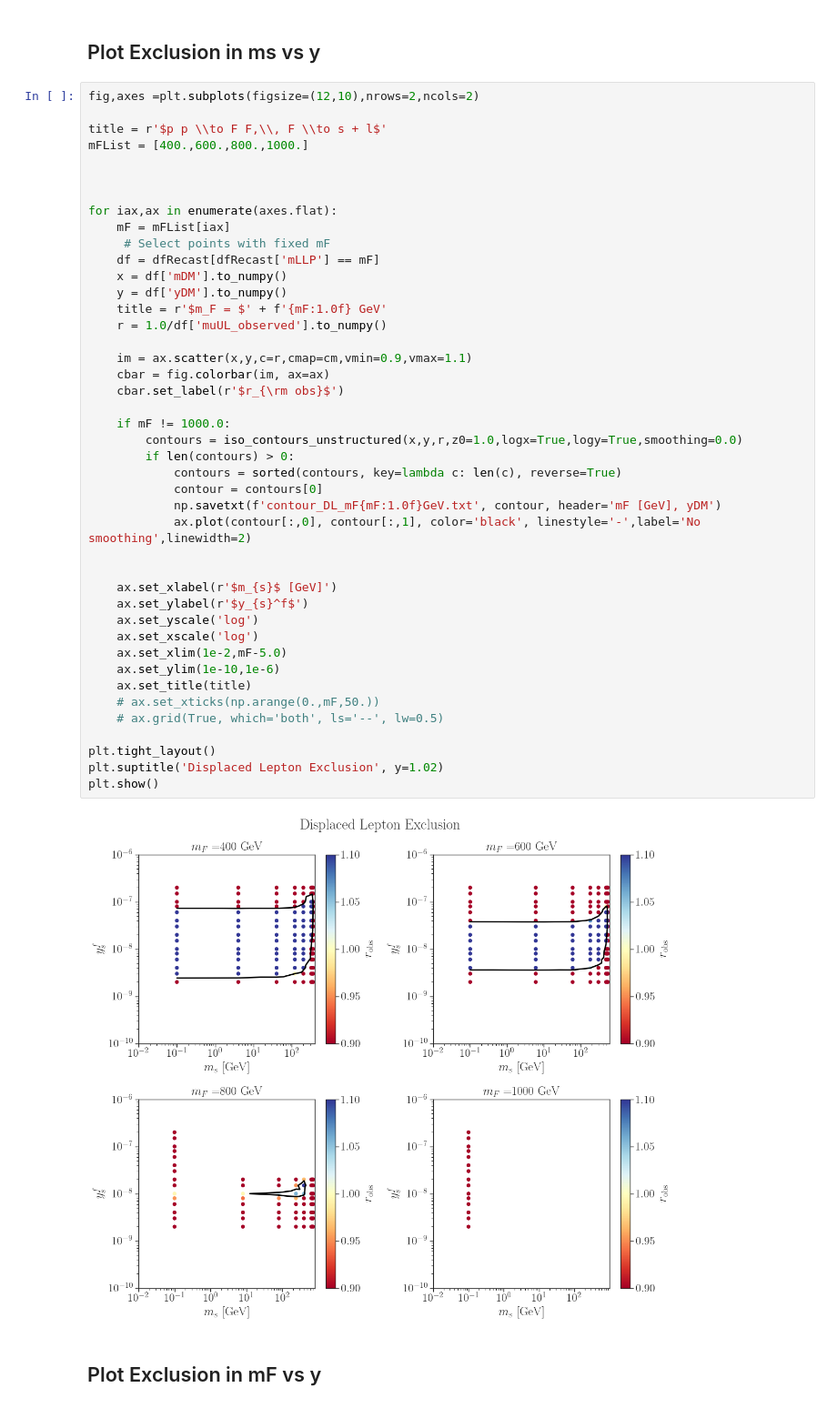
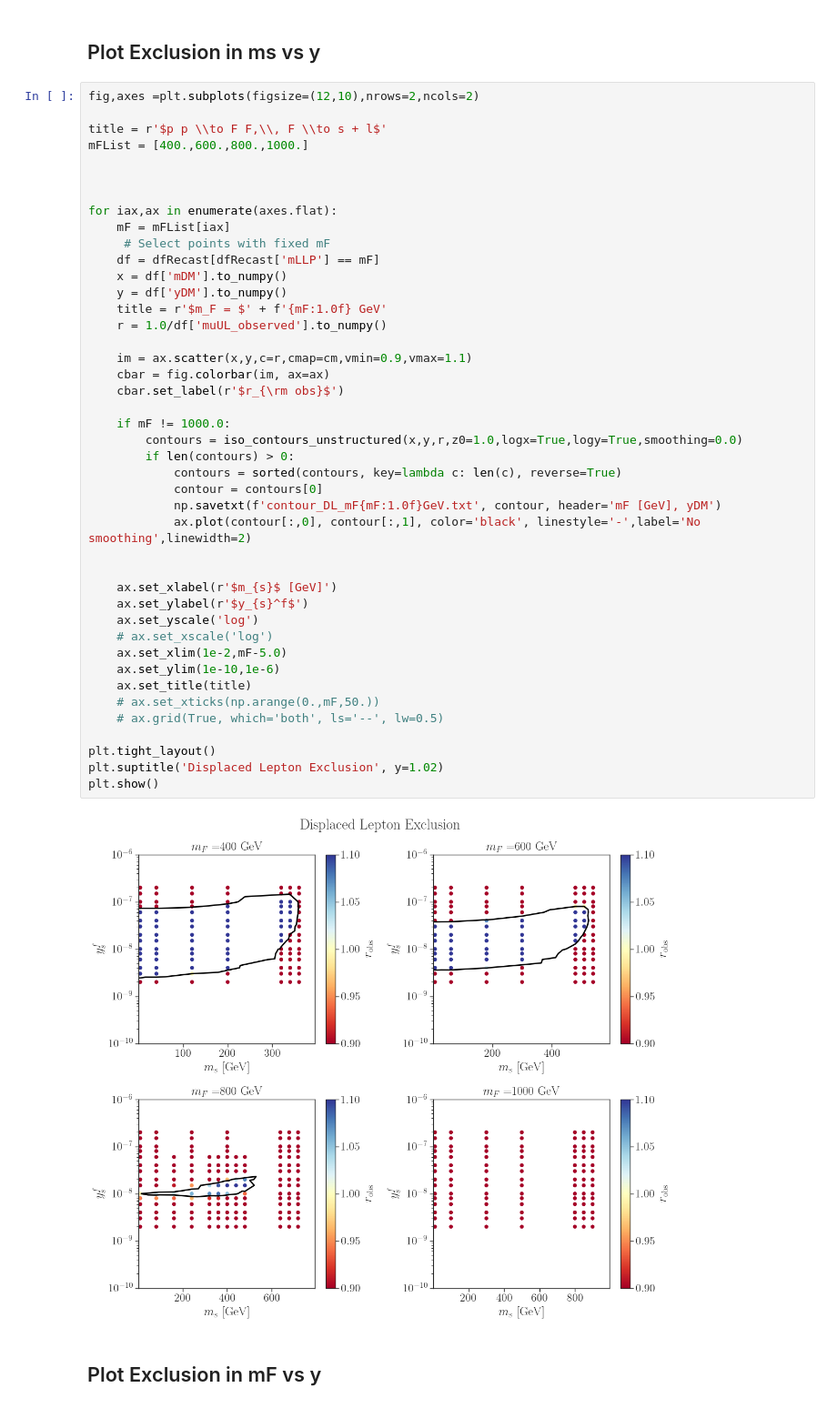
Before and after one commit to andlessa/LowTRHFIMP, a Jupyter notebook: plotting/plotContours_DisplacedLeptons.ipynb, the cells around one changed output. Shown at 91% size. Cells and saved outputs as stored; diff of their text form.

```diff
--- a/plotting/plotContours_DisplacedLeptons.ipynb
+++ b/plotting/plotContours_DisplacedLeptons.ipynb
@@ -52,35 +52,35 @@ for iax,ax in enumerate(axes.flat):
     y = df['yDM'].to_numpy()
     title = r'$m_F = $' + f'{mF:1.0f} GeV'
     r = 1.0/df['muUL_observed'].to_numpy()
 
     im = ax.scatter(x,y,c=r,cmap=cm,vmin=0.9,vmax=1.1)
     cbar = fig.colorbar(im, ax=ax)
     cbar.set_label(r'$r_{\rm obs}$')
 
     if mF != 1000.0:
         contours = iso_contours_unstructured(x,y,r,z0=1.0,logx=True,logy=True,smoothing=0.0)
         if len(contours) > 0:
             contours = sorted(contours, key=lambda c: len(c), reverse=True)
             contour = contours[0]
             np.savetxt(f'contour_DL_mF{mF:1.0f}GeV.txt', contour, header='mF [GeV], yDM')
             ax.plot(contour[:,0], contour[:,1], color='black', linestyle='-',label='No smoothing',linewidth=2)
 
 
     ax.set_xlabel(r'$m_{s}$ [GeV]')
     ax.set_ylabel(r'$y_{s}^f$')
     ax.set_yscale('log')
-    ax.set_xscale('log')
+    # ax.set_xscale('log')
     ax.set_xlim(1e-2,mF-5.0)
     ax.set_ylim(1e-10,1e-6)
     ax.set_title(title)
     # ax.set_xticks(np.arange(0.,mF,50.))
     # ax.grid(True, which='both', ls='--', lw=0.5)
 
 plt.tight_layout()
 plt.suptitle('Displaced Lepton Exclusion', y=1.02)
 plt.show()
 # %% [output]
-[figure, old version]
+[figure, new version]
 # %% [markdown]
 ## Plot Exclusion in mF vs y
 # %%
```
Also changed, not shown: parts of 1 cell of this notebook, 2 other files.
